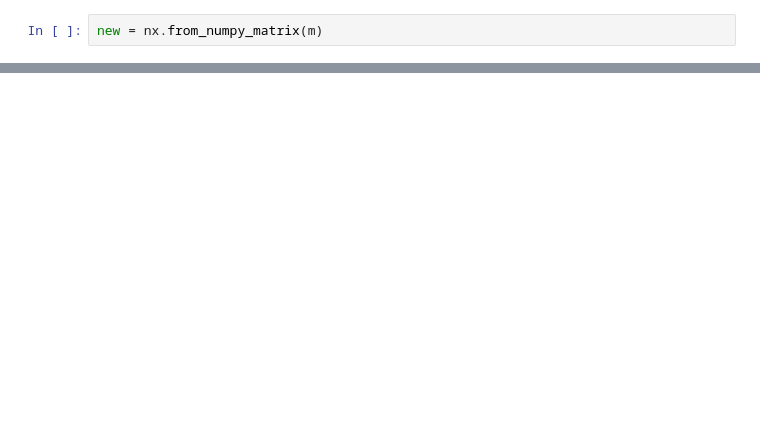
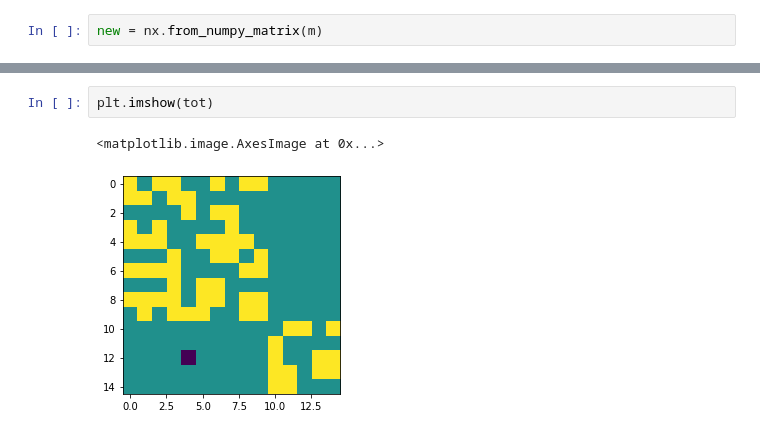
Before and after one commit to riccardoscheda/thesis, a Jupyter notebook: notes.ipynb, the cells around one changed output, grey strips where cells are left out. Drawn from its saved outputs; the diff is of its cells as text; blank space fills up the shorter version.

```diff
--- a/notes.ipynb
+++ b/notes.ipynb
@@ -75,0 +77,5 @@ nx.draw(t)
+# %%
+plt.imshow(tot)
+# %% [output]
+<matplotlib.image.AxesImage at 0x...>
+[figure, added]
```
Also changed, not shown: parts of 11 cells of this notebook, 1 other file.
